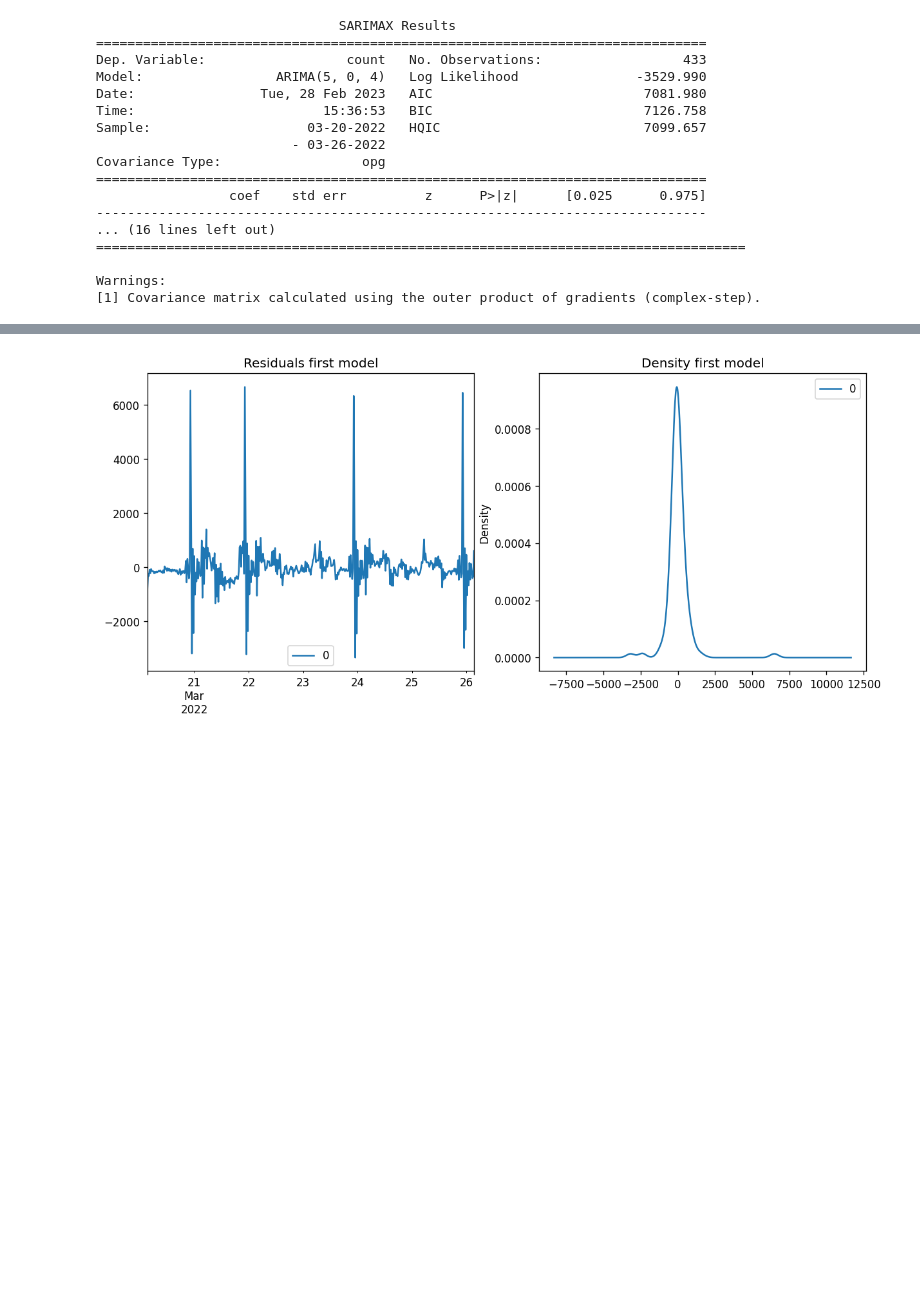
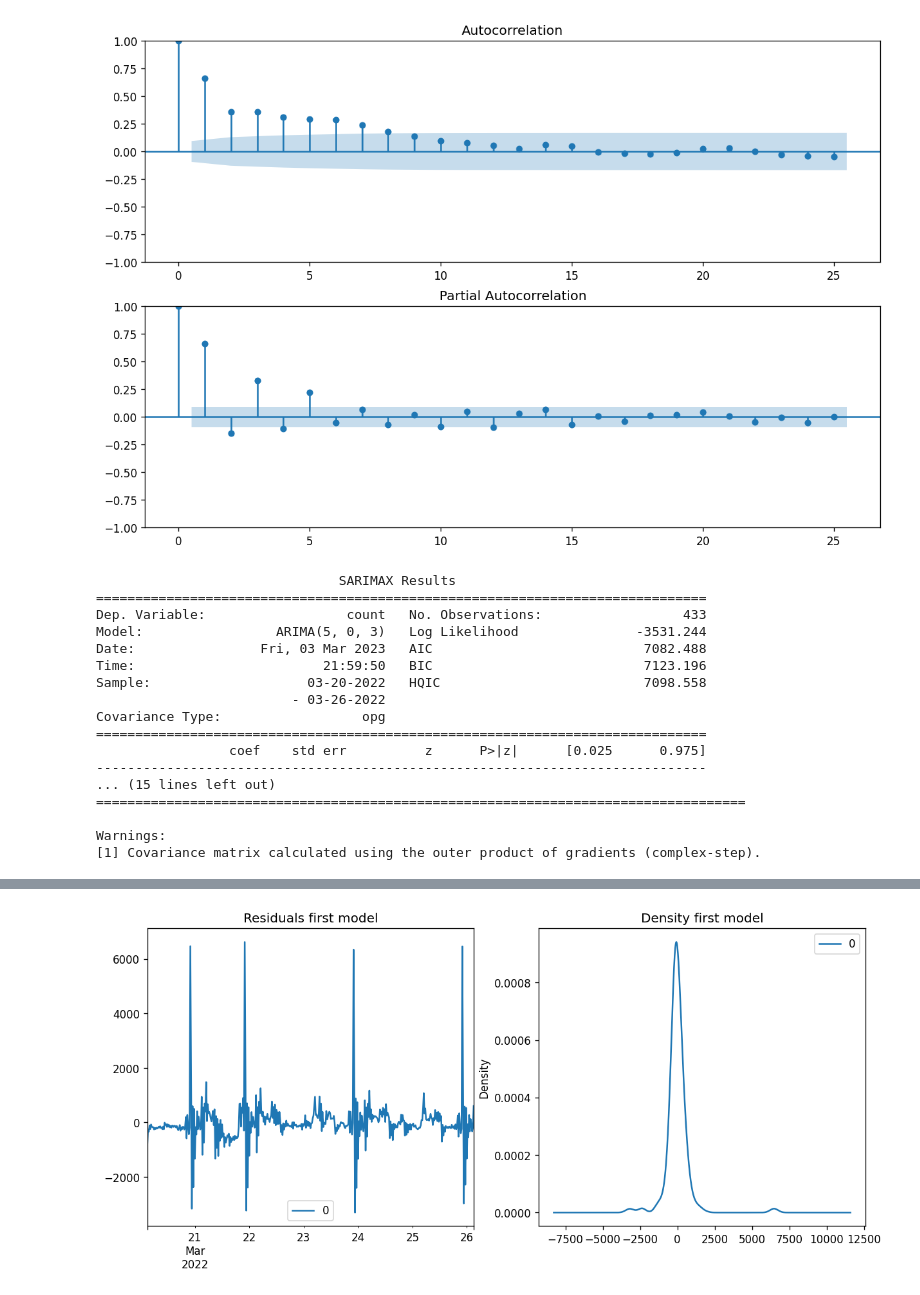
Before and after one commit to keiDoom/Projects-, a Jupyter notebook: Innostage_5/Innostage Task 5 - ARIMA model. Time series analys..ipynb, the cells around one changed output, grey strips where cells are left out. Cells and saved outputs as stored; diff of their text form; code cells hidden in the pictures; blank space fills up the shorter version.

```diff
--- a/Innostage_5/Innostage Task 5 - ARIMA model. Time series analys..ipynb
+++ b/Innostage_5/Innostage Task 5 - ARIMA model. Time series analys..ipynb
@@ -27,3 +83,15 @@ from patsy import dmatrices
+# %%
+def plot_acf_pacf(data, lags_count):
+
+    fig = plt.figure(figsize=(12,8))
+
+    ax1 = fig.add_subplot(211)
+    fig = sm.graphics.tsa.plot_acf(data.dropna(), lags = lags_count, ax = ax1)
+
+    ax2 = fig.add_subplot(212)
+    fig = sm.graphics.tsa.plot_pacf(data.dropna(), lags = lags_count, ax = ax2)
+
+    return
 # %%
 path = '/home/kei/Desktop/data/innostage/innostage_task_5/tsData.json'
 # %%
@@ -89 +123,5 @@ d = 0**
+# %%
+plot_acf_pacf(mean_df, 25)
+# %% [output]
+[figure, added]
 # %%
@@ -91,19 +129,19 @@ model = ARIMA(mean_df, order = (5, 0, 4)).fit()
 # %%
-print(model.summary())
+print(first_model.summary())
 # %% [output]
                                SARIMAX Results
 ==============================================================================
 Dep. Variable:                  count   No. Observations:                  433
-Model:                 ARIMA(5, 0, 4)   Log Likelihood               -3529.990
-Date:                Tue, 28 Feb 2023   AIC                           7081.980
-Time:                        15:36:53   BIC                           7126.758
-Sample:                    03-20-2022   HQIC                          7099.657
+Model:                 ARIMA(5, 0, 3)   Log Likelihood               -3531.244
+Date:                Fri, 03 Mar 2023   AIC                           7082.488
+Time:                        21:59:50   BIC                           7123.196
+Sample:                    03-20-2022   HQIC                          7098.558
                          - 03-26-2022
 Covariance Type:                  opg
 ==============================================================================
                  coef    std err          z      P>|z|      [0.025      0.975]
 ------------------------------------------------------------------------------
-... (16 lines left out)
+... (15 lines left out)
 ===================================================================================
 
 Warnings:
```
Also changed, not shown: parts of 41 cells of this notebook.
